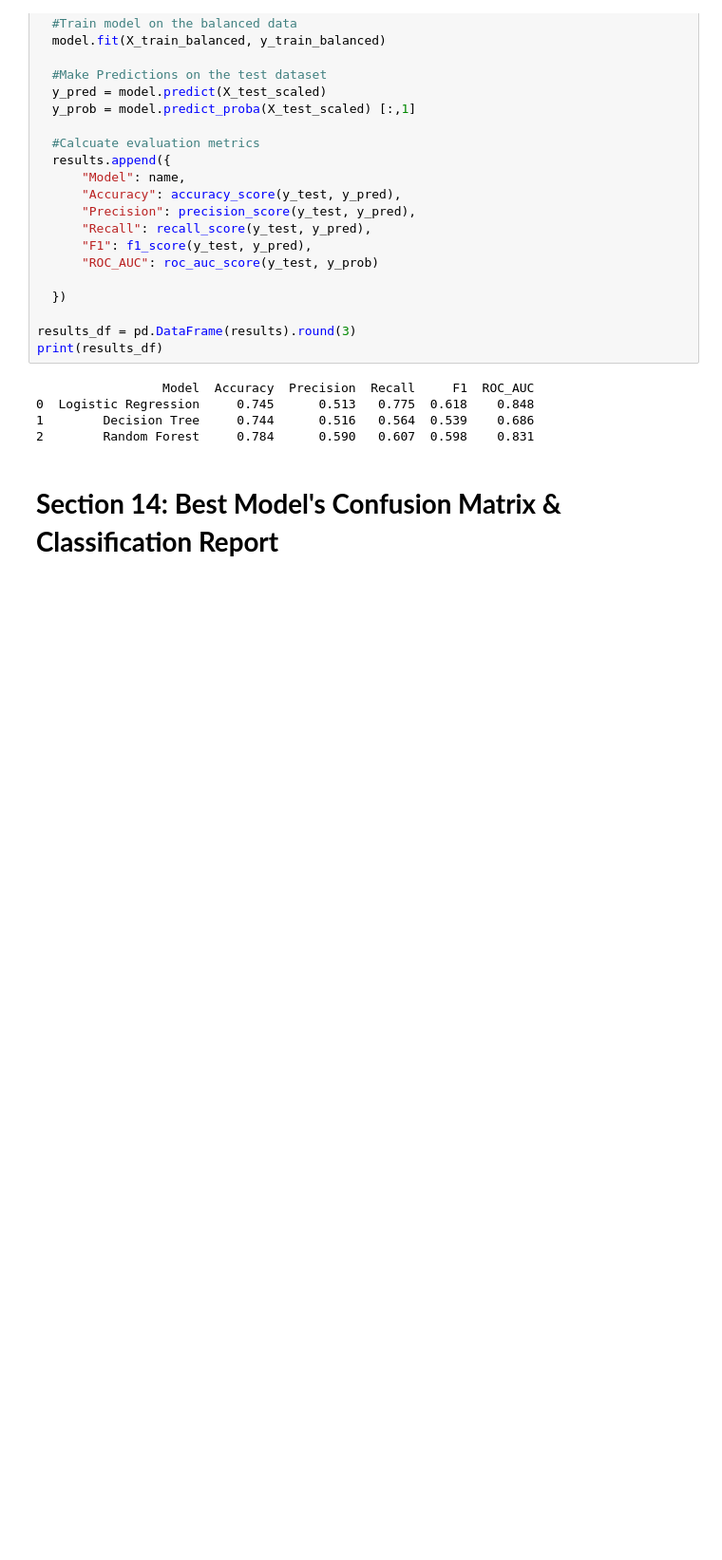
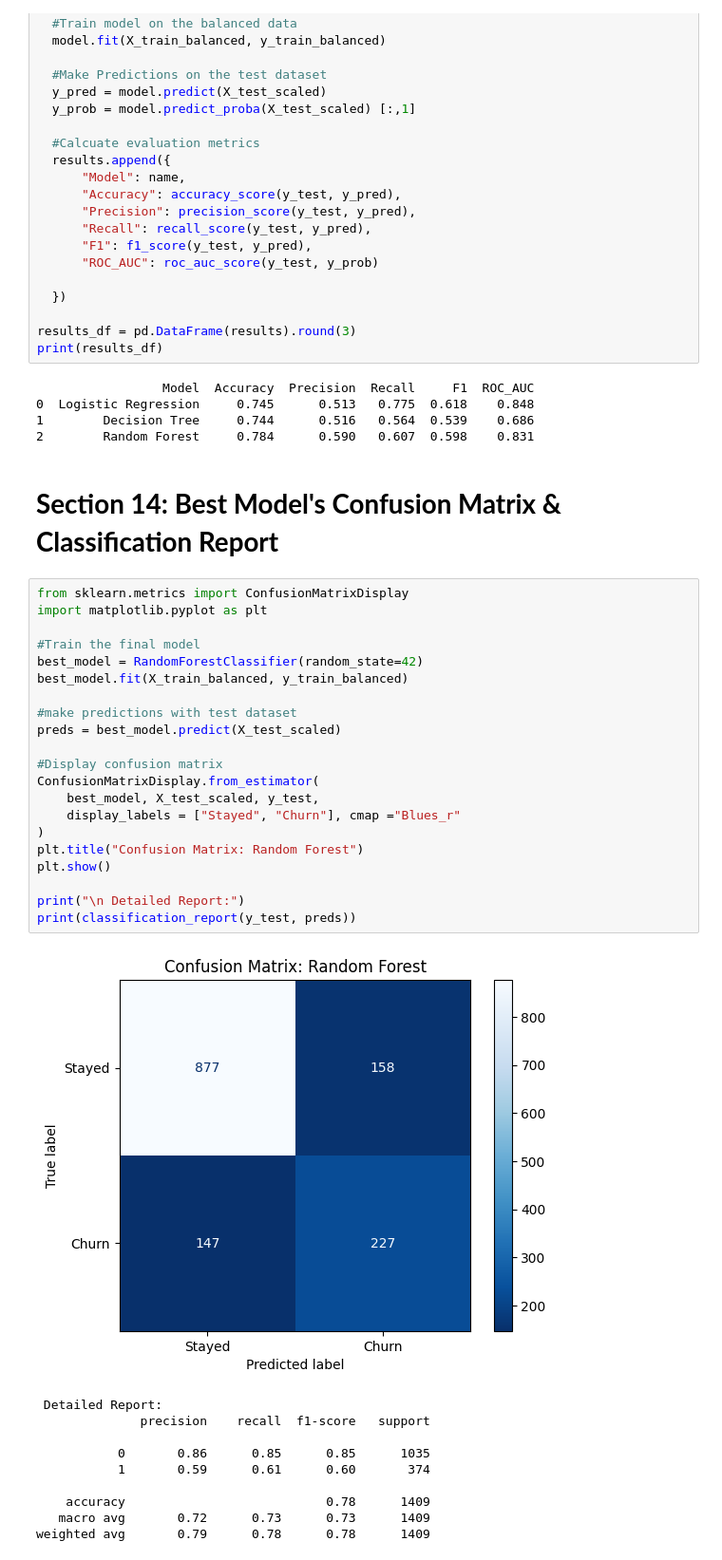
Before and after one commit to Mera-M02/Telco-Customer-Churn-Prediction, a Jupyter notebook: Telco_EDA.ipynb, the cells around one changed output. Shown at 95% size. Drawn from its saved outputs; the diff is of its cells as text; blank space fills up the shorter version.

Commit message:
Added confusion matrix and classification report for Random Forest

```diff
--- a/Telco_EDA.ipynb
+++ b/Telco_EDA.ipynb
@@ -286,3 +286,35 @@ print(results_df)
 2        Random Forest     0.784      0.590   0.607  0.598    0.831
 # %% [markdown]
 # **Section 14: Best Model's Confusion Matrix & Classification Report**
+# %%
+from sklearn.metrics import ConfusionMatrixDisplay
+import matplotlib.pyplot as plt
+
+#Train the final model
+best_model = RandomForestClassifier(random_state=42)
+best_model.fit(X_train_balanced, y_train_balanced)
+
+#make predictions with test dataset
+preds = best_model.predict(X_test_scaled)
+
+#Display confusion matrix
+ConfusionMatrixDisplay.from_estimator(
+    best_model, X_test_scaled, y_test,
+    display_labels = ["Stayed", "Churn"], cmap ="Blues_r"
+)
+plt.title("Confusion Matrix: Random Forest")
+plt.show()
+
+print("\n Detailed Report:")
+print(classification_report(y_test, preds))
+# %% [output]
+[figure, added]
+ Detailed Report:
+              precision    recall  f1-score   support
+
+           0       0.86      0.85      0.85      1035
+           1       0.59      0.61      0.60       374
+
+    accuracy                           0.78      1409
+   macro avg       0.72      0.73      0.73      1409
+weighted avg       0.79      0.78      0.78      1409
```
